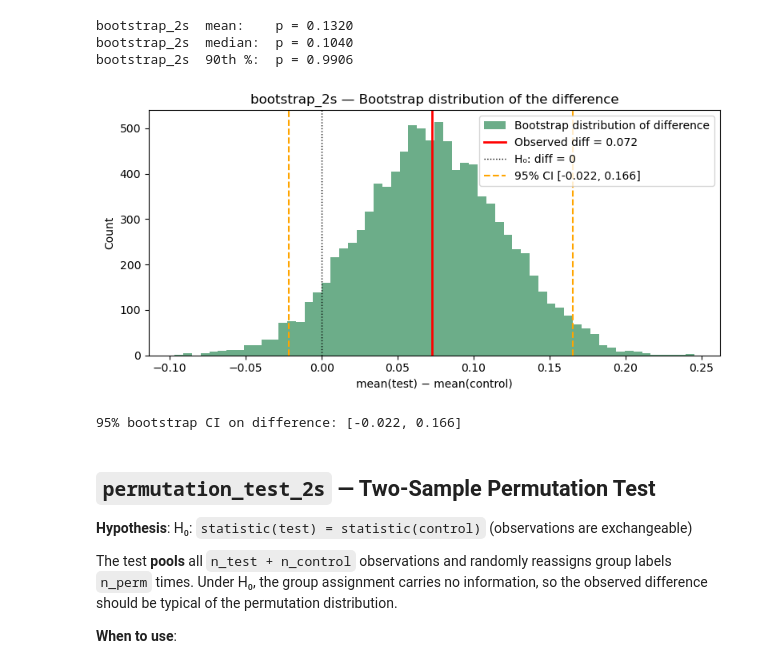
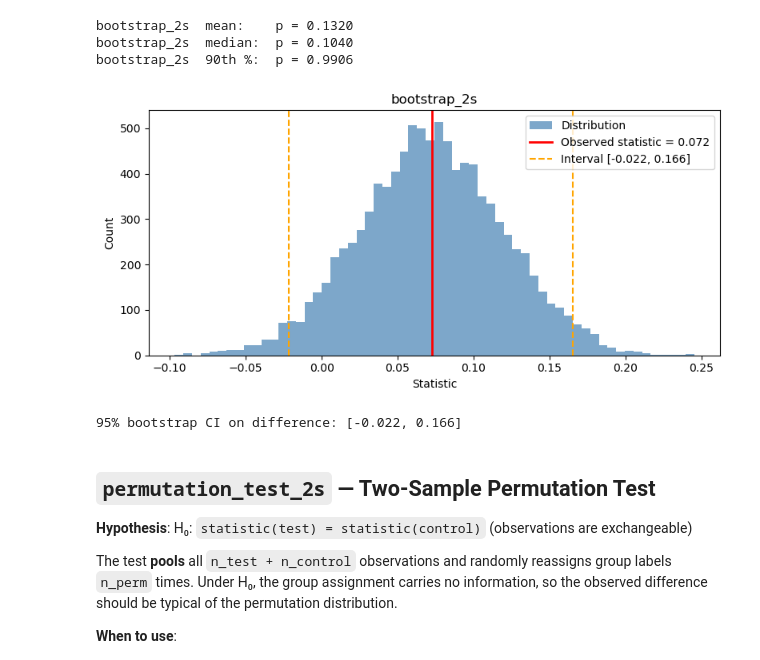
Before and after one commit to sslastochkin/mcab, a Jupyter notebook: docs/guide/11_empirical_tests.ipynb, the cells around one changed output. Drawn from its saved outputs; the diff is of its cells as text; code cells hidden in the pictures.

```diff
--- a/docs/guide/11_empirical_tests.ipynb
+++ b/docs/guide/11_empirical_tests.ipynb
@@ -166,32 +171,17 @@ bootstrap_2s  mean:    p = 0.1320
 bootstrap_2s  median:  p = 0.1040
 bootstrap_2s  90th %:  p = 0.9906
 # %%
-# ── bootstrap_2s: null distribution + CI on the difference ─────────────────
+# bootstrap_2s: null distribution + CI on the difference
 
 boot_diff    = bootstrap_2s(test, control, n_bootstrap=10_000, rng=42, alternative='interval')
 obs_diff     = np.mean(test) - np.mean(control)
 ci_lo, ci_hi = np.percentile(boot_diff, [2.5, 97.5])
 
-fig, ax = plt.subplots(figsize=(8, 4))
-ax.hist(boot_diff, bins=60, color='seagreen', alpha=0.7,
-        label='Bootstrap distribution of difference')
-ax.axvline(obs_diff, color='red',   lw=2,
-           label=f'Observed diff = {obs_diff:.3f}')
-ax.axvline(0,        color='black', lw=1, linestyle=':',
-           label='H₀: diff = 0')
-ax.axvline(ci_lo, color='orange', lw=1.5, linestyle='--',
-           label=f'95% CI [{ci_lo:.3f}, {ci_hi:.3f}]')
-ax.axvline(ci_hi, color='orange', lw=1.5, linestyle='--')
-ax.set_xlabel('mean(test) − mean(control)')
-ax.set_ylabel('Count')
-ax.set_title('bootstrap_2s — Bootstrap distribution of the difference')
-ax.legend()
-plt.tight_layout()
-plt.show()
+plot_dist(boot_diff, obs_diff, ci_lo, ci_hi, 'bootstrap_2s')
 
 print(f"95% bootstrap CI on difference: [{ci_lo:.3f}, {ci_hi:.3f}]")
 # %% [output]
-[figure, old version]
+[figure, new version]
 95% bootstrap CI on difference: [-0.022, 0.166]
 # %% [markdown]
 ## `permutation_test_2s` — Two-Sample Permutation Test
```
Also changed, not shown: parts of 10 cells of this notebook.
